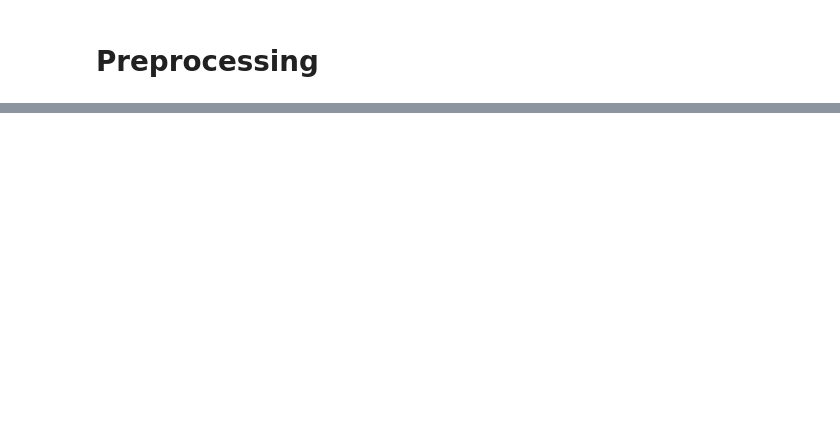
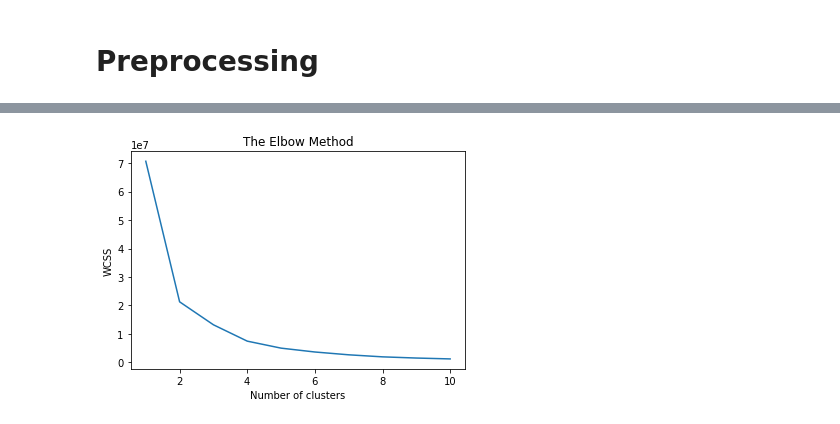
Before and after one commit to menna5/Breast-Cancer-Detection, a Jupyter notebook: Machine Learning Project.ipynb, the cells around one changed output, grey strips where cells are left out. Cells and saved outputs as stored; diff of their text form; code cells hidden in the pictures; blank space fills up the shorter version.

Commit message:
Added KNN and KMeans by Fatma Atef and Fatma Salah

```diff
--- a/Machine Learning Project.ipynb
+++ b/Machine Learning Project.ipynb
@@ -72,12 +48,0 @@ GaussianNB() :
-# %%
-# Preparing data for clustering
-data.iloc[:,-1] = lb.fit_transform(data.iloc[:, -1])
-data.iloc[:,1:31] =imputer.fit_transform(data.iloc[:,1:31])
-#display(data.head(n=5))
-# %%
-# Kmeans
-from sklearn.cluster import KMeans
-
-kmeans = KMeans(n_clusters=2, random_state=0, n_init="auto").fit(data)
-Kmeans_pred = Kmeans.predict(x_test)
-cm["Kmeans"] = confusion_matrix(y_test, pred[clf])
@@ -85,0 +94,22 @@ TypeError: '<=' not supported between instances of 'str' and 'int'
+# %%
+# K-Means Clustering
+import matplotlib.pyplot as plt
+
+# Importing the dataset
+X = data.iloc[:, [3, 4]].values
+
+# Using the elbow method to find the optimal number of clusters
+wcss = []
+for i in range(1, 11):
+    kmeans = KMeans(n_clusters = i, random_state = 0)
+    kmeans.fit(X)
+    wcss.append(kmeans.inertia_)
+
+# Visualizing the results
+plt.plot(range(1, 11), wcss)
+plt.title('The Elbow Method')
+plt.xlabel('Number of clusters')
+plt.ylabel('WCSS')
+plt.show()
+# %% [output]
+[figure, added]
```
Also changed, not shown: parts of 6 cells of this notebook.
